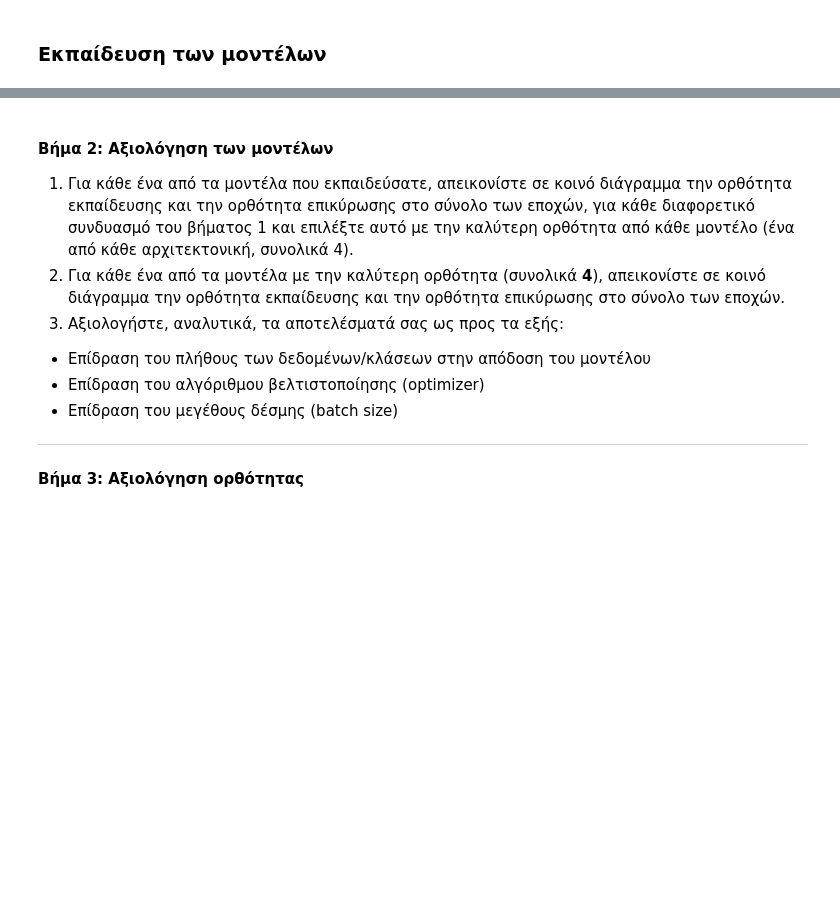
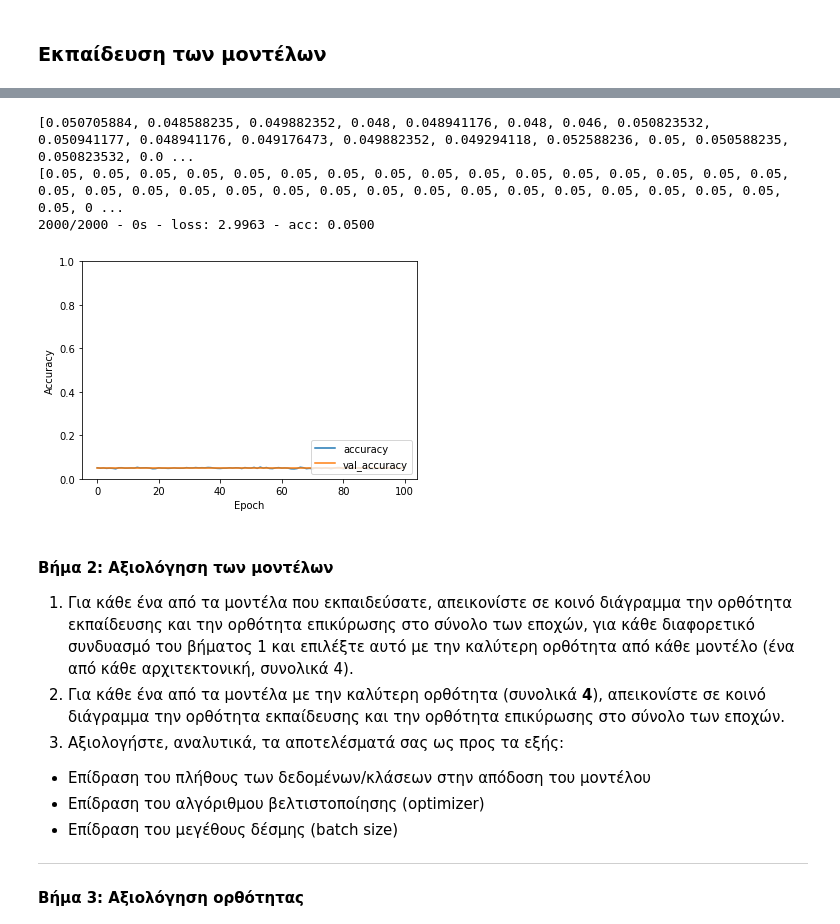
Before and after one commit to nikolastas/Image-and-Video-Analysis-and-Technology, a Jupyter notebook: ask2/2η_Ομαδική_Άσκηση.ipynb, the cells around one changed output, grey strips where cells are left out. Cells and saved outputs as stored; diff of their text form; code cells hidden in the pictures; blank space fills up the shorter version.

```diff
--- a/ask2/2η_Ομαδική_Άσκηση.ipynb
+++ b/ask2/2η_Ομαδική_Άσκηση.ipynb
@@ -276,3 +356,10 @@ KeyboardInterrupt:
+# %%
+print_graph(LeNet_history_2, LeNet_model_2)
+# %% [output]
+[0.050705884, 0.048588235, 0.049882352, 0.048, 0.048941176, 0.048, 0.046, 0.050823532, 0.050941177, 0.048941176, 0.049176473, 0.049882352, 0.049294118, 0.052588236, 0.05, 0.050588235, 0.050823532, 0.0 ...
+[0.05, 0.05, 0.05, 0.05, 0.05, 0.05, 0.05, 0.05, 0.05, 0.05, 0.05, 0.05, 0.05, 0.05, 0.05, 0.05, 0.05, 0.05, 0.05, 0.05, 0.05, 0.05, 0.05, 0.05, 0.05, 0.05, 0.05, 0.05, 0.05, 0.05, 0.05, 0.05, 0.05, 0 ...
+2000/2000 - 0s - loss: 2.9963 - acc: 0.0500
+[figure, added]
 # %% [markdown]
 
 #### Βήμα 2: Αξιολόγηση των μοντέλων
```
Also changed, not shown: parts of 10 cells of this notebook.
